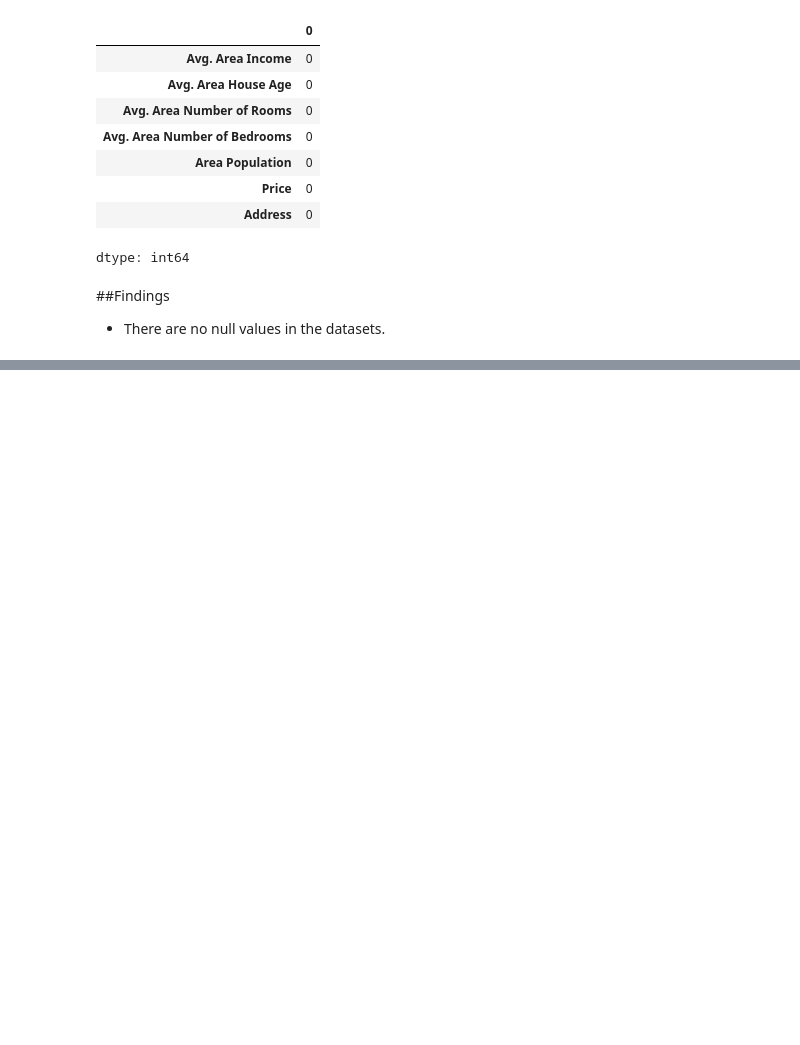
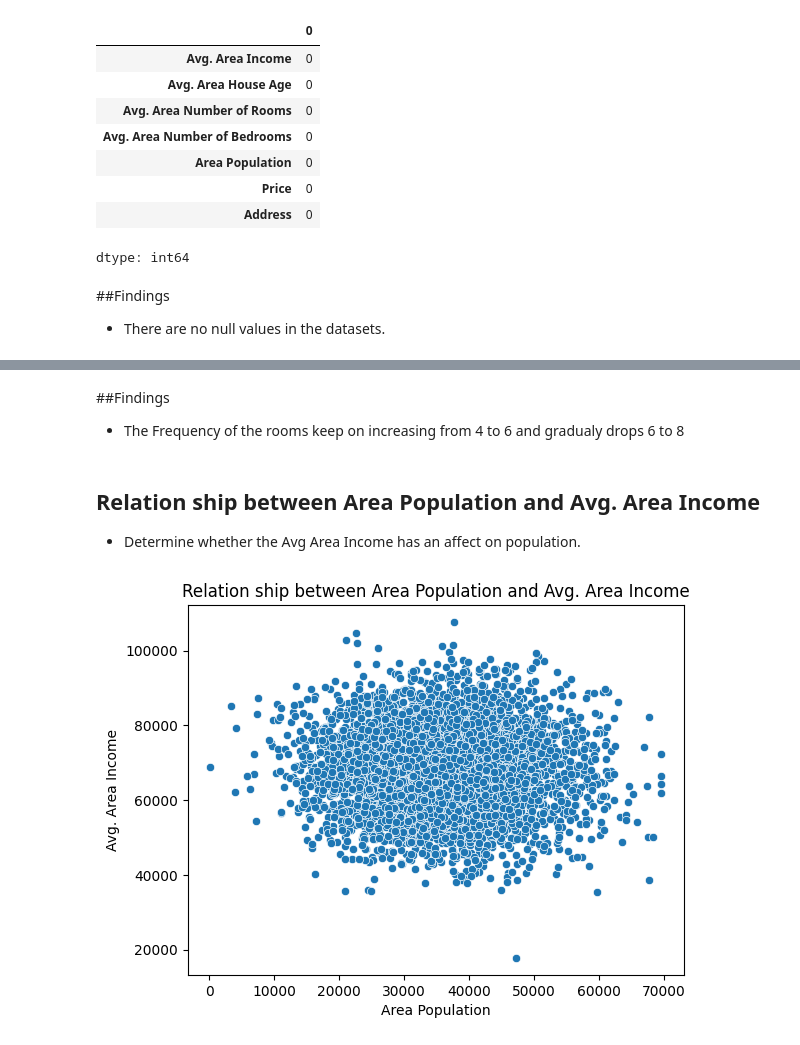
Before and after one commit to KikiopeShodipe/Seaborn-library-in-Python, a Jupyter notebook: Seaborn_library_in_Python.ipynb, the cells around one changed output, grey strips where cells are left out. Saved outputs shown, nothing was run; the diff lists cells and outputs as text; code cells hidden in the pictures; blank space fills up the shorter version.

```diff
--- a/Seaborn_library_in_Python.ipynb
+++ b/Seaborn_library_in_Python.ipynb
@@ -64,0 +112,18 @@ dtype: int64
+# %% [markdown]
+##Findings
+* The Frequency of the rooms keep on increasing from 4 to 6 and gradualy drops 6 to 8
+# %% [markdown]
+## Relation ship between Area Population and Avg. Area Income
+* Determine whether the Avg Area Income has an affect on population.
+# %%
+#A scatterplot to show Relationship between Area Population and Avg. Area Income
+sns.scatterplot(data=data,x='Area Population',y='Avg. Area Income')
+#title
+plt.title('Relation ship between Area Population and Avg. Area Income')
+#Label the axis
+plt.xlabel('Area Population')
+plt.ylabel('Avg. Area Income')
+#show the graph
+plt.show()
+# %% [output]
+[figure, added]
```
Also changed, not shown: parts of 6 cells of this notebook.
